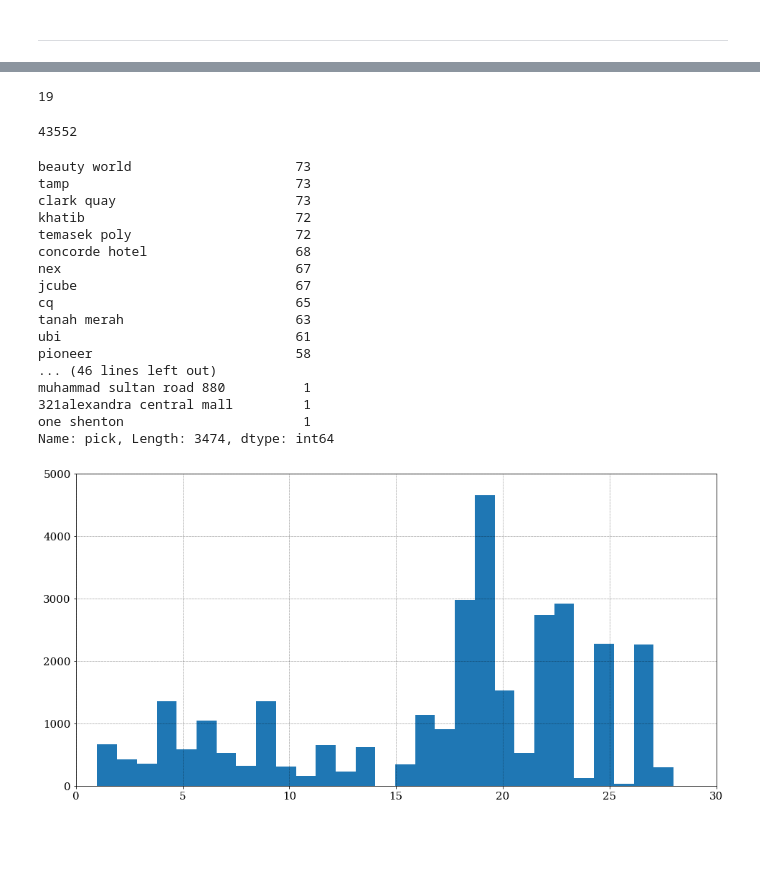
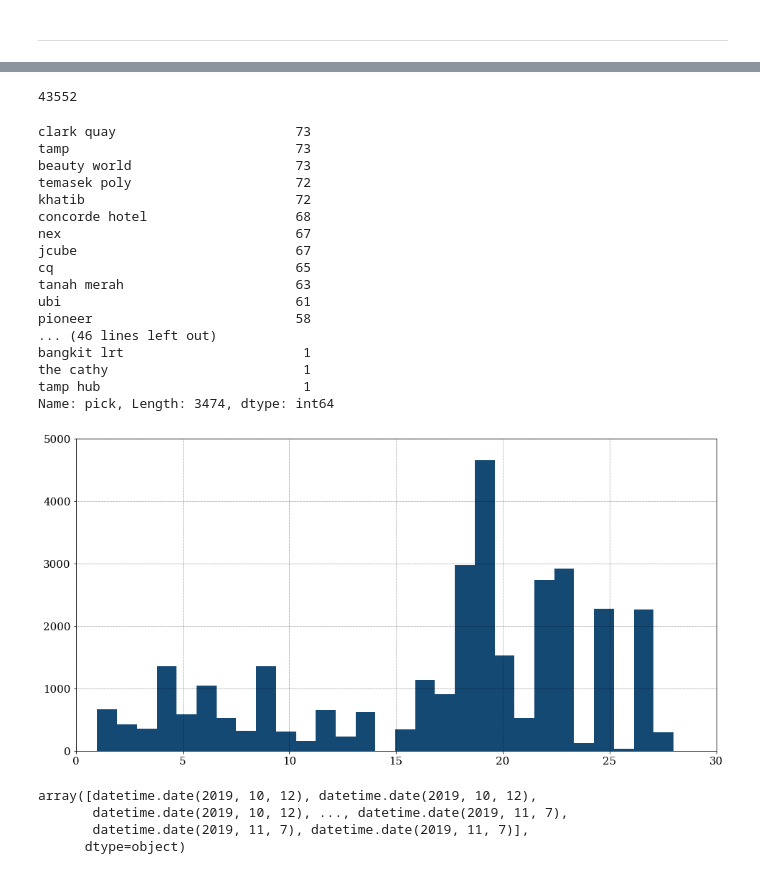
Before and after one commit to BykovEgor/sg-taxi, a Jupyter notebook: notebooks/EDA.ipynb, the cells around one changed output, grey strips where cells are left out. Drawn from its saved outputs; the diff is of its cells as text; code cells hidden in the pictures; blank space fills up the shorter version.

Commit message:
Removed duplicating messages

```diff
--- a/notebooks/EDA.ipynb
+++ b/notebooks/EDA.ipynb
@@ -77,0 +78,2 @@ data_pd = pd.read_csv('../data/SGHitch_msg.csv')
+# %%
+act_mess_df = pd.read_hdf('../data/SGHitch_msg.HDF5', key = 'random_key')
@@ -117,3 +100,0 @@ data_pd.tail()
-# %%
-# Drop action messages (X joined, X left, etc.), empty messages and messages from bots
-act_mess_df = data_pd[(data_pd['action'].isnull()) & (data_pd['message'].notnull()) & (data_pd['bot'] != True)]
@@ -207,10 +136,3 @@ def pick_distr(string):
-# %%
-num = 'sdfgdfg (822345)asdasd'
-pick_distr(num)
-# %% [output]
-19
-# %%
-act_mess_df['dist'] = act_mess_df['pick'].apply(pick_distr)
 # %%
 act_mess_df['pick'][(act_mess_df['fl']==0)].count()
 # %% [output]
@@ -218,11 +140,11 @@ act_mess_df['pick'][(act_mess_df['fl']==0)].count()
 # %%
 act_mess_df['pick'][(act_mess_df['fl']==0) & (act_mess_df['dist'].isnull())].value_counts()
 # %% [output]
+clark quay                       73
+tamp                             73
 beauty world                     73
-tamp                             73
-clark quay                       73
+temasek poly                     72
 khatib                           72
-temasek poly                     72
 concorde hotel                   68
 nex                              67
 jcube                            67
@@ -231,16 +153,22 @@ tanah merah                      63
 ubi                              61
 pioneer                          58
 ... (46 lines left out)
-muhammad sultan road 880          1
-321alexandra central mall         1
-one shenton                       1
+bangkit lrt                       1
+the cathy                         1
+tamp hub                          1
 Name: pick, Length: 3474, dtype: int64
 # %%
 # to_distr
 # %%
-act_mess_df['dist'][(act_mess_df['fl']==0) & (act_mess_df['dist'].notnull())].hist(bins=29);
+act_mess_df['dist'][(act_mess_df['fl']==0) & (act_mess_df['dist'].notnull())].hist(bins=29,color = C1);
 # %% [output]
-[figure, old version]
+[figure, new version]
 # %%
-act_mess_df['date'] = pd.to_datetime(act_mess_df['date'])
+# act_mess_df['date'] = pd.to_datetime(act_mess_df['date'])
+act_mess_df.index.date
+# %% [output]
+array([datetime.date(2019, 10, 12), datetime.date(2019, 10, 12),
+       datetime.date(2019, 10, 12), ..., datetime.date(2019, 11, 7),
+       datetime.date(2019, 11, 7), datetime.date(2019, 11, 7)],
+      dtype=object)
 # %%
```
Also changed, not shown: parts of 26 cells of this notebook, 1 other file.
